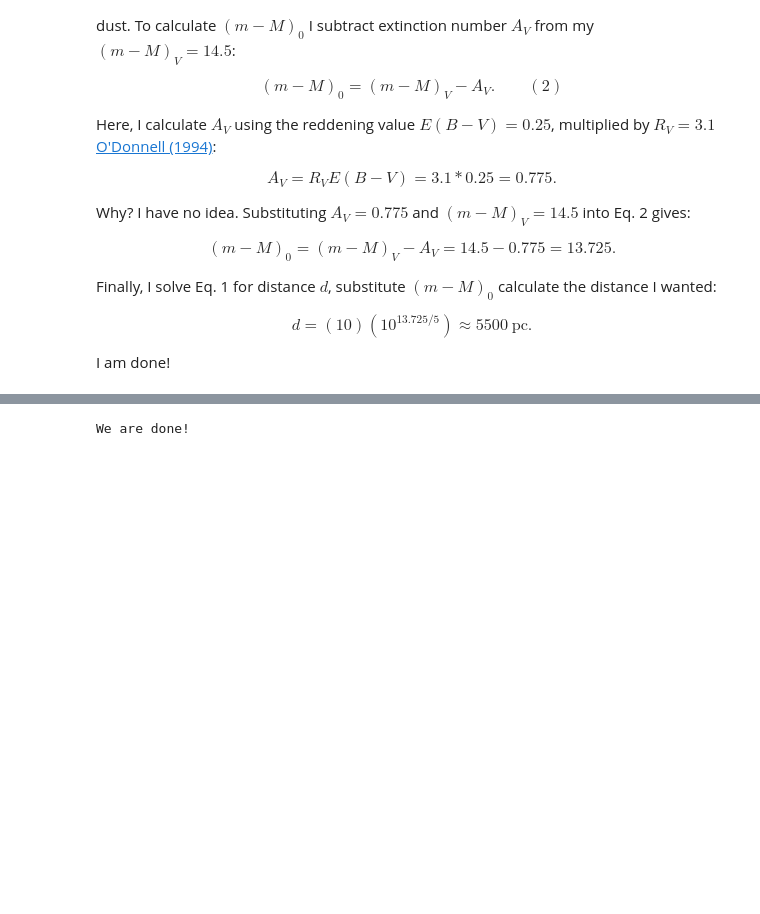
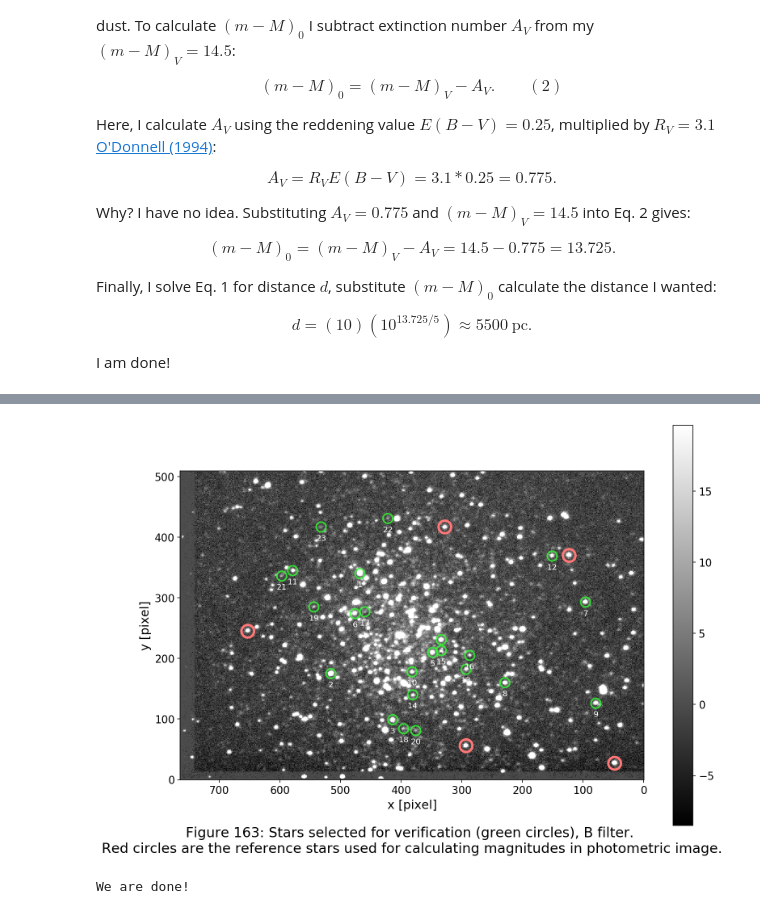
Before and after one commit to evgenyneu/asp3231_project, a Jupyter notebook: code/070_fit_isochrones/fit_isochrones.ipynb, the cells around one changed output, grey strips where cells are left out. Drawn from its saved outputs; the diff is of its cells as text; code cells hidden in the pictures; blank space fills up the shorter version.

Commit message:
Check stars

```diff
--- a/code/070_fit_isochrones/fit_isochrones.ipynb
+++ b/code/070_fit_isochrones/fit_isochrones.ipynb
@@ -733,3 +845,87 @@ We are done!
+# %%
+def plot_stars(image, positions, star_numbers, aperture_radius,
+               reference_stars, title, title_y_offset):
+    """
+    Plot the image and show positions of the stars on it.
+
+    Parameters
+    ----------
+
+    image: astropy.nddata.ccddata.CCDData
+        An image to the stars in.
+
+    positions: list of (x, y)
+        Position of all stars in the image.
+
+    star_numbers: list of int
+        Star numbers.
+
+    aperture_radius: flost
+        Radius of the star's aperture.
+
+    reference_stars: pandas.core.frame.DataFrame
+        A table containing positions of reference stars.
+    """
+
+    apertures = CircularAperture(positions, r=aperture_radius)
+    show_image(image=image, apertures=apertures, title=title, title_y_offset=title_y_offset)
+
+    reference_positions = [
+        (star[0], star[1])
+        for star in reference_stars[["non_photometric_x", "non_photometric_y"]].values
+    ]
+
+    reference_apertures = CircularAperture(reference_positions, r=aperture_radius * 1.3)
+    reference_apertures.plot(color='#ff7777', lw=3, alpha=1)
+
+
+    for number, position in zip(star_numbers, positions):
+        plt.text(x=position[0], y=position[1] - 22, s=str(number), color="white",
+                 horizontalalignment='center', fontsize=10)
+
+    plt.gca().invert_xaxis()
+    plt.gca().invert_yaxis()
+
+    plt.show()
+
+
+
+aperture_radius=8
+
+# Load stars we want to check
+star_check_path = os.path.join("data", "star_check.csv")
+df_star_check = pd.read_csv(star_check_path, index_col="star_number")
+star_check_positions = df_star_check[['x', 'y']].values
+
+reference_stars_path = os.path.join("../060_find_magnitudes/data", "reference_stars.csv")
+reference_stars = pd.read_csv(reference_stars_path, index_col="star_number")
+
+# Read V filter image
+# --------
+
+non_photometric_dir = "../050_scaling_and_combining/march_09_2018_stacked"
+filter_name = "B"
+
+# Set path to non-photometric image
+image_path = os.path.join(non_photometric_dir,
+                          f'NGC_3201_{filter_name.lower()}_median_60.0s.fits')
+
+# Read non-photometric image
+image = CCDData.read(image_path)
+
+figure_number += 1
+
+title = (
+    f"Figure {figure_number}: Stars selected for verification (green circles), {filter_name} filter. \n"
+    "Red circles are the reference stars used for calculating magnitudes in photometric image."
+)
+
+plot_stars(image=image, positions=star_check_positions,
+           star_numbers=df_star_check.index.values,
+           aperture_radius=aperture_radius,
+           reference_stars=reference_stars, title=title, title_y_offset=-0.25)
+# %% [output]
+[figure, added]
 # %%
 print("We are done!")
 # %% [output]
```
Also changed, not shown: parts of 7 cells of this notebook, 8 other files.
